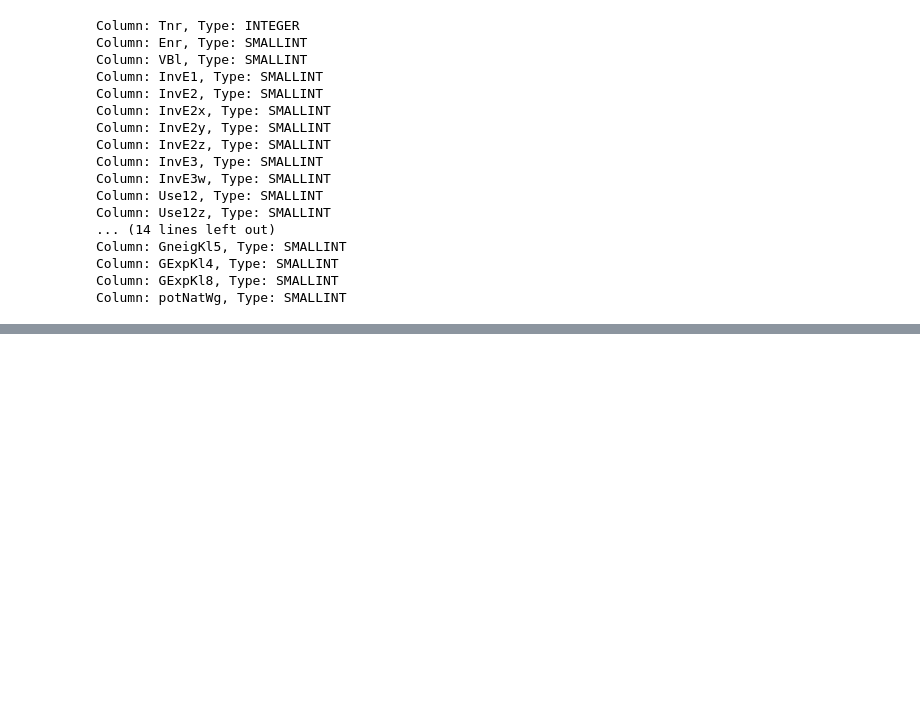
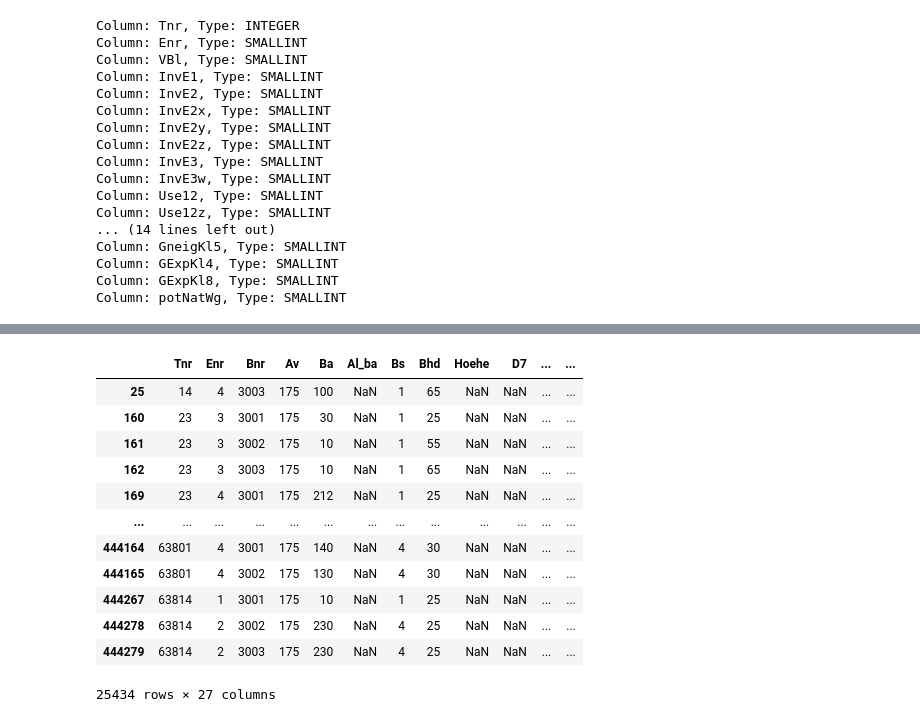
Before and after one commit to hansendav/UBS-ML-24, a Jupyter notebook: notebooks/explore_databases.ipynb, the cells around one changed output, grey strips where cells are left out. Saved outputs shown, nothing was run; the diff lists cells and outputs as text; code cells hidden in the pictures; blank space fills up the shorter version.

```diff
--- a/notebooks/explore_databases.ipynb
+++ b/notebooks/explore_databases.ipynb
@@ -135,0 +206,18 @@ False
+# %%
+filtered_trees = filtered_trees[filtered_trees['Bhd'] != 1]
+# %%
+filtered_trees
+# %% [output]
+|  | Tnr | Enr | Bnr | Av | Ba | Al_ba | Bs | Bhd | Hoehe | D7 | ... | ... |
+| 25 | 14 | 4 | 3003 | 175 | 100 | NaN | 1 | 65 | NaN | NaN | ... | ... |
+| 160 | 23 | 3 | 3001 | 175 | 30 | NaN | 1 | 25 | NaN | NaN | ... | ... |
+| 161 | 23 | 3 | 3002 | 175 | 10 | NaN | 1 | 55 | NaN | NaN | ... | ... |
+| 162 | 23 | 3 | 3003 | 175 | 10 | NaN | 1 | 65 | NaN | NaN | ... | ... |
+| 169 | 23 | 4 | 3001 | 175 | 212 | NaN | 1 | 25 | NaN | NaN | ... | ... |
+| ... | ... | ... | ... | ... | ... | ... | ... | ... | ... | ... | ... | ... |
+| 444164 | 63801 | 4 | 3001 | 175 | 140 | NaN | 4 | 30 | NaN | NaN | ... | ... |
+| 444165 | 63801 | 4 | 3002 | 175 | 130 | NaN | 4 | 30 | NaN | NaN | ... | ... |
+| 444267 | 63814 | 1 | 3001 | 175 | 10 | NaN | 1 | 25 | NaN | NaN | ... | ... |
+| 444278 | 63814 | 2 | 3002 | 175 | 230 | NaN | 4 | 25 | NaN | NaN | ... | ... |
+| 444279 | 63814 | 2 | 3003 | 175 | 230 | NaN | 4 | 25 | NaN | NaN | ... | ... |
+25434 rows × 27 columns
```
Also changed, not shown: parts of 32 cells of this notebook, 4 other files.
